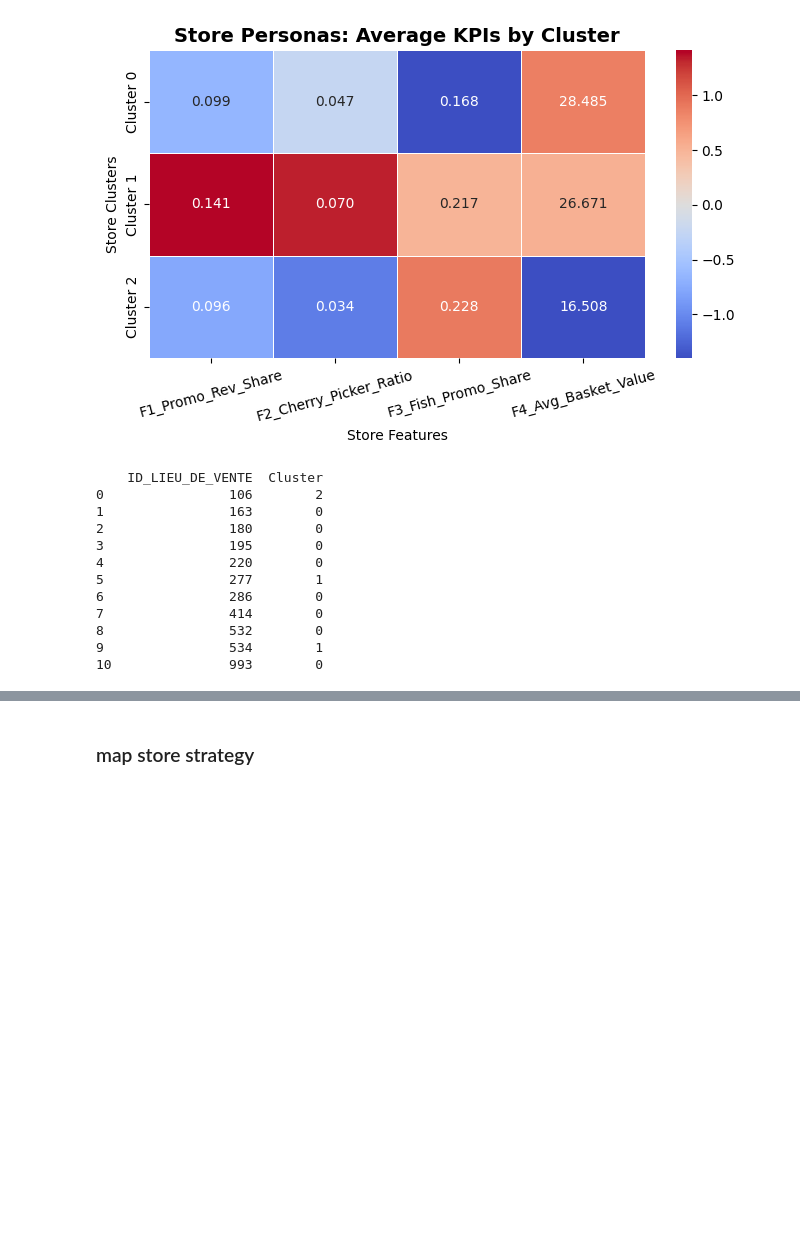
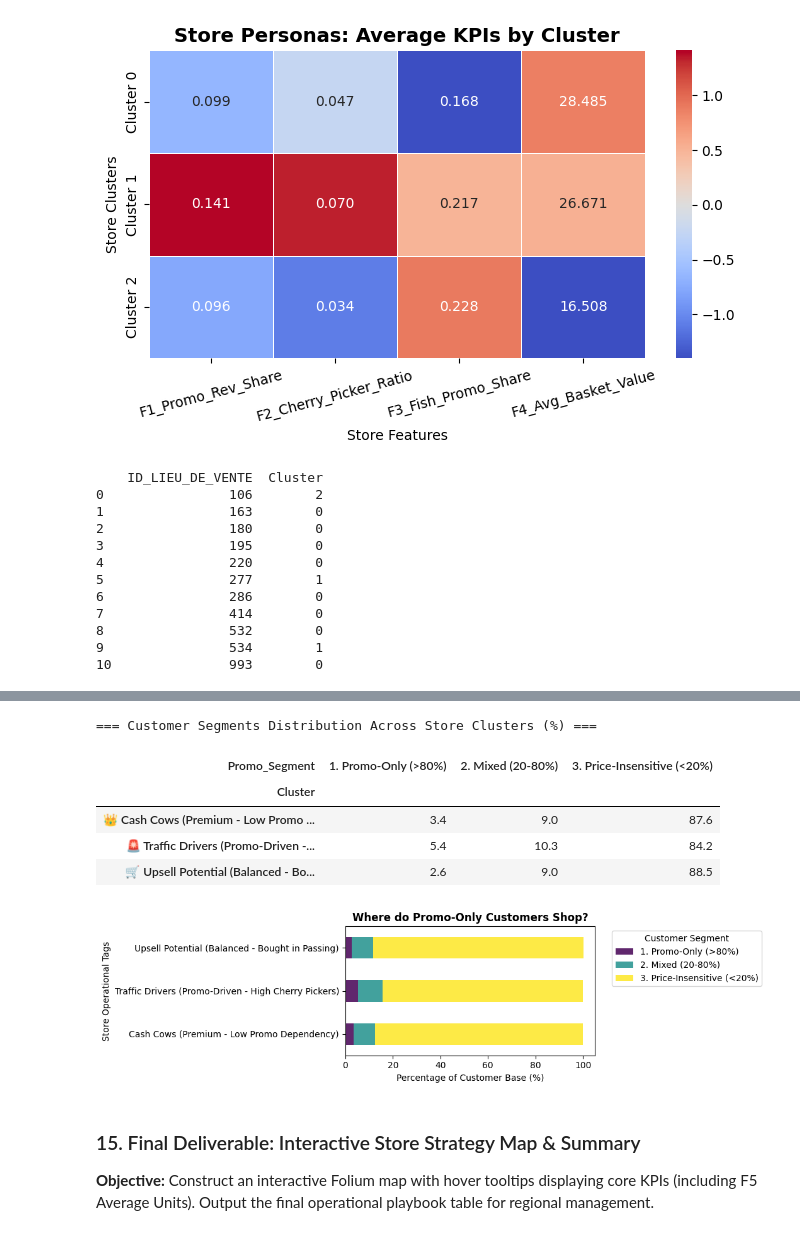
Before and after one commit to map1404/Sales-Data-Analysis, a Jupyter notebook: 08_Geographical_And_Promotional_Analysis.ipynb, the cells around one changed output, grey strips where cells are left out. Cells and saved outputs as stored; diff of their text form; code cells hidden in the pictures; blank space fills up the shorter version.

```diff
--- a/08_Geographical_Analysis.ipynb
+++ b/08_Geographical_And_Promotional_Analysis.ipynb
@@ -40,0 +32,3 @@ df_transactions.head(6)
+# %%
+df_transactions = pd.read_csv('generated/merged_transactions.csv')
+df_transactions.head(6)
@@ -1195,10 +1040,11 @@ df_transactions['IS_PROMO_ANY'] = np.where(
 )
 df_transactions['PROMO_REVENUE'] = df_transactions['MT_TTC_NET'] * df_transactions['IS_PROMO_ANY']
 
-# Calculate the "Cherry Picker" label at the ticket level
+
 ticket_stats = df_transactions.groupby(['ID_LIEU_DE_VENTE', 'CD_TICKET_UNIQUE']).agg(
     Ticket_Total=('MT_TTC_NET', 'sum'),
-    Ticket_Promo=('PROMO_REVENUE', 'sum')
+    Ticket_Promo=('PROMO_REVENUE', 'sum'),
+    Ticket_Units=('QT_UVC', 'sum')
 ).reset_index()
 
 ticket_stats['Is_Cherry_Picker'] = np.where(
@@ -1213,10 +1059,10 @@ store_features = df_transactions.groupby('ID_LIEU_DE_VENTE').agg(
     Fish_Promo_Rev=('PROMO_REVENUE', lambda x: x[df_transactions.loc[x.index, 'LB_METIER'] == 'Poissonnerie'].sum())
 ).reset_index()
 
-# Add ticket statistics
 store_tickets = ticket_stats.groupby('ID_LIEU_DE_VENTE').agg(
     Total_Tickets=('CD_TICKET_UNIQUE', 'nunique'),
-    Cherry_Picker_Tickets=('Is_Cherry_Picker', 'sum')
+    Cherry_Picker_Tickets=('Is_Cherry_Picker', 'sum'),
+    F5_Avg_Basket_Units=('Ticket_Units', 'mean')
 ).reset_index()
 
 store_features = store_features.merge(store_tickets, on='ID_LIEU_DE_VENTE')
@@ -1231,7 +1078,13 @@ store_features['F4_Avg_Basket_Value'] = store_features['Total_Revenue'] / store_
 # %%
 # 4. K-Means clustering preparation
+features = [
+    'F1_Promo_Rev_Share',
+    'F2_Cherry_Picker_Ratio',
+    'F3_Fish_Promo_Share',
+    'F4_Avg_Basket_Value'
+]
+
 # Extract features and standardize (Standardization is a required step for K-Means)
-features = ['F1_Promo_Rev_Share', 'F2_Cherry_Picker_Ratio', 'F3_Fish_Promo_Share', 'F4_Avg_Basket_Value']
 X = store_features[features]
 scaler = StandardScaler()
 X_scaled = scaler.fit_transform(X)
@@ -1273,3 +1142,52 @@ print(store_features[['ID_LIEU_DE_VENTE', 'Cluster']])
+# %%
+cluster_names = {
+    0: '👑 Cash Cows (Premium - Low Promo Dependency)',
+    1: '🚨 Traffic Drivers (Promo-Driven - High Cherry Pickers)',
+    2: '🛒 Upsell Potential (Balanced - Bought in Passing)'
+}
+
+# 1. Merge store Cluster labels back to the transaction details (using the original df_transactions data)
+ticket_with_store = df_transactions[['CD_TICKET_UNIQUE', 'ID_LIEU_DE_VENTE', 'NO_TOKEN_CB']].drop_duplicates()
+ticket_with_store = ticket_with_store.merge(store_features[['ID_LIEU_DE_VENTE', 'Cluster']], on='ID_LIEU_DE_VENTE', how='left')
+
+# 2. Merge customer Promo_Segment data (ensure customer_stats was calculated in previous steps)
+ticket_with_store_cust = ticket_with_store.merge(customer_stats[['NO_TOKEN_CB', 'Promo_Segment']], on='NO_TOKEN_CB', how='left')
+
+# 3. Ensure only customers with known segments are included
+ticket_with_store_cust = ticket_with_store_cust[ticket_with_store_cust['Promo_Segment'].notna()]
+
+# 4. Calculate the proportion of these three customer segments within each store Cluster
+cluster_cust_mix = ticket_with_store_cust.groupby(['Cluster', 'Promo_Segment'])['NO_TOKEN_CB'].nunique().unstack(fill_value=0)
+cluster_cust_mix_pct = cluster_cust_mix.div(cluster_cust_mix.sum(axis=1), axis=0) * 100
+
+# 5. Add user-friendly labels and display the table (keeping Emojis in the table display)
+cluster_cust_mix_pct.index = cluster_cust_mix_pct.index.map(cluster_names)
+cluster_cust_mix_pct = cluster_cust_mix_pct.round(1)
+
+print("=== Customer Segments Distribution Across Store Clusters (%) ===")
+display(cluster_cust_mix_pct)
+
+# Create a copy for plotting and strip the Emoji and space at the beginning (keep plain text after the 2nd character)
+plot_data = cluster_cust_mix_pct.copy()
+plot_data.index = plot_data.index.str[2:]
+
+# Visualize the data (using plot_data which has no Emojis to avoid font rendering errors)
+plot_data.plot(kind='barh', stacked=True, figsize=(11, 3), colormap='viridis', alpha=0.85)
+plt.title('Where do Promo-Only Customers Shop?', fontsize=12, fontweight='bold')
+plt.xlabel('Percentage of Customer Base (%)')
+plt.ylabel('Store Operational Tags')
+plt.legend(title='Customer Segment', bbox_to_anchor=(1.05, 1), loc='upper left')
+plt.tight_layout()
+plt.show()
+# %% [output]
+=== Customer Segments Distribution Across Store Clusters (%) ===
+| Promo_Segment | 1. Promo-Only (>80%) | 2. Mixed (20-80%) | 3. Price-Insensitive (<20%) |
+| Cluster |  |  |  |
+| 👑 Cash Cows (Premium - Low Promo ... | 3.4 | 9.0 | 87.6 |
+| 🚨 Traffic Drivers (Promo-Driven -... | 5.4 | 10.3 | 84.2 |
+| 🛒 Upsell Potential (Balanced - Bo... | 2.6 | 9.0 | 88.5 |
+[figure, added]
 # %% [markdown]
-### map store strategy
+### 15. Final Deliverable: Interactive Store Strategy Map & Summary
+**Objective:** Construct an interactive Folium map with hover tooltips displaying core KPIs (including F5 Average Units). Output the final operational playbook table for regional management.
 # %%
```
Also changed, not shown: parts of 48 cells of this notebook, 14 other files.
